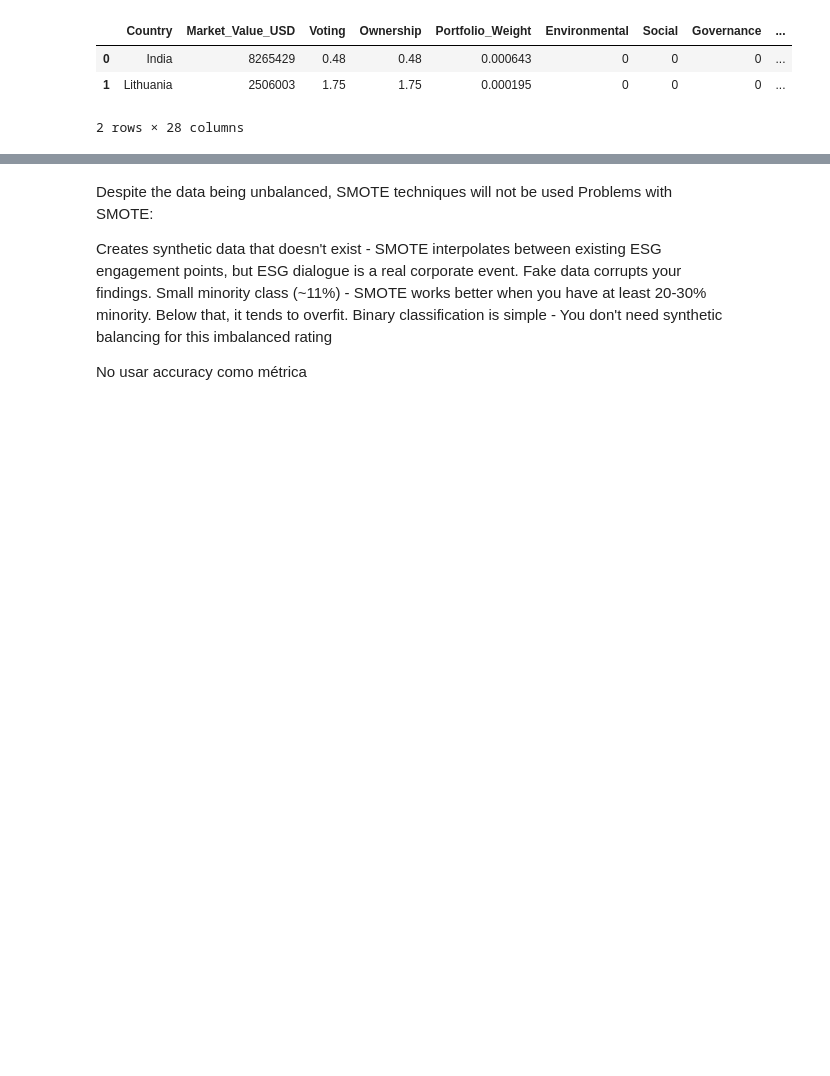
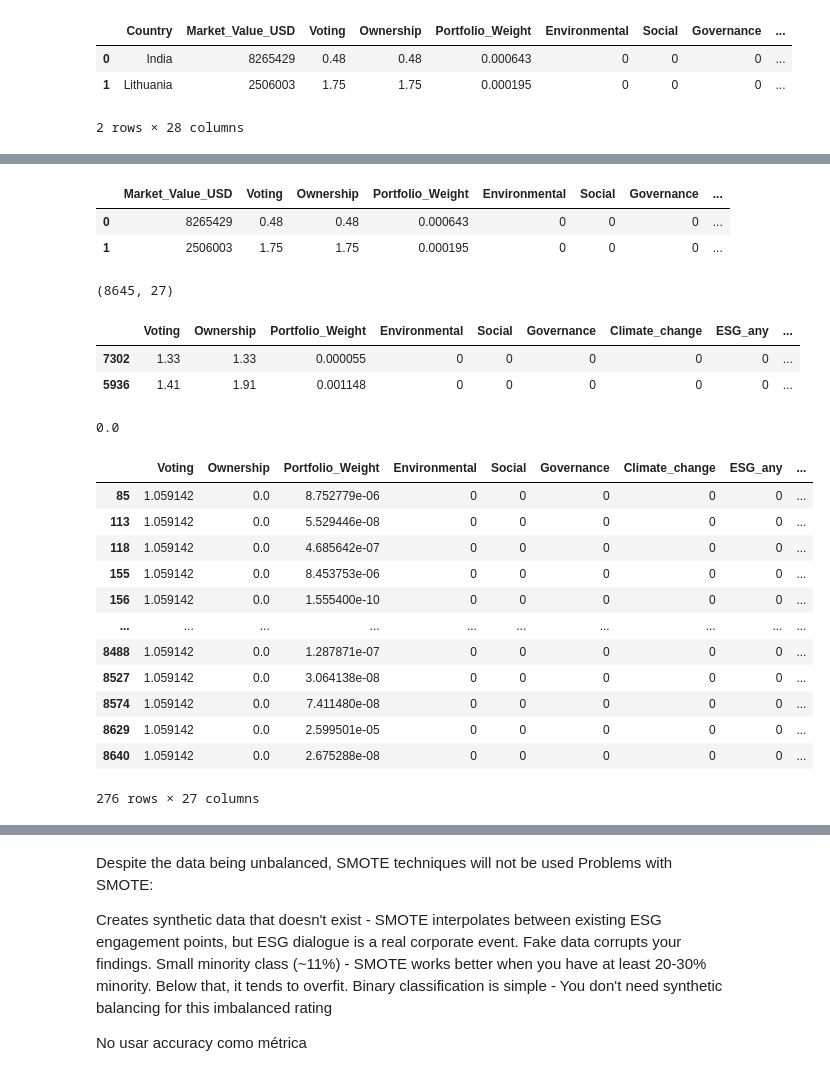
Before and after one commit to JoseBarros23/ESGDataProject_Norwegian_Pension_Fund_Global, a Jupyter notebook: esg_analysis.ipynb, the cells around one changed output, grey strips where cells are left out. Saved outputs shown, nothing was run; the diff lists cells and outputs as text; code cells hidden in the pictures; blank space fills up the shorter version.

```diff
--- a/esg_analysis.ipynb
+++ b/esg_analysis.ipynb
@@ -496,6 +496,8 @@ ml_df['Country'].nunique()
 One-Hot Encoding was chosen for the 'Industry' and 'Region' columns because both are categorical variables **without a natural order**.
 This approach avoids introducing artificial numeric relationships and ensures that each category is represented explicitly, which is compatible with a wide range of machine learning models and keeps interpretability clear.
 Given that 'Industry' has 11 categories and 'Region' has 6, the number of resulting columns is manageable and does not overload the dataset.
+# %%
+ pd.set_option('display.max_columns', None) # Show all columns, useful for checking one-hot encoding
 # %%
 def one_hot_encode(df, columns):
     """
@@ -539,0 +552,4 @@ ml_df.shape
+# %%
+# Drop Country column
+ml_df = ml_df.drop(columns=['Country'])
+ml_df.head(1)
@@ -539,0 +580,42 @@ ml_df.shape
+# %%
+# Performing the Min-Max Scaling
+from sklearn.preprocessing import MinMaxScaler
+scaler = MinMaxScaler()
+ml_df['Market_Value_USD_Scaled'] = scaler.fit_transform(ml_df[['Market_Value_USD']])
+ml_df.head(2)
+# %% [output]
+|  | Market_Value_USD | Voting | Ownership | Portfolio_Weight | Environmental | Social | Governance | ... |
+| 0 | 8265429 | 0.48 | 0.48 | 0.000643 | 0 | 0 | 0 | ... |
+| 1 | 2506003 | 1.75 | 1.75 | 0.000195 | 0 | 0 | 0 | ... |
+# %%
+ml_df.shape
+# %% [output]
+(8645, 27)
+# %%
+# The scaling process has been successful, now we can remove the original column
+ml_df = ml_df.drop(columns=['Market_Value_USD'])
+ml_df.sample(2)
+# %% [output]
+|  | Voting | Ownership | Portfolio_Weight | Environmental | Social | Governance | Climate_change | ESG_any | ... |
+| 7302 | 1.33 | 1.33 | 0.000055 | 0 | 0 | 0 | 0 | 0 | ... |
+| 5936 | 1.41 | 1.91 | 0.001148 | 0 | 0 | 0 | 0 | 0 | ... |
+# %%
+ml_df['Ownership'].min()
+# %% [output]
+0.0
+# %%
+ml_df[ml_df['Ownership'] == ml_df['Ownership'].min()]
+# %% [output]
+|  | Voting | Ownership | Portfolio_Weight | Environmental | Social | Governance | Climate_change | ESG_any | ... |
+| 85 | 1.059142 | 0.0 | 8.752779e-06 | 0 | 0 | 0 | 0 | 0 | ... |
+| 113 | 1.059142 | 0.0 | 5.529446e-08 | 0 | 0 | 0 | 0 | 0 | ... |
+| 118 | 1.059142 | 0.0 | 4.685642e-07 | 0 | 0 | 0 | 0 | 0 | ... |
+| 155 | 1.059142 | 0.0 | 8.453753e-06 | 0 | 0 | 0 | 0 | 0 | ... |
+| 156 | 1.059142 | 0.0 | 1.555400e-10 | 0 | 0 | 0 | 0 | 0 | ... |
+| ... | ... | ... | ... | ... | ... | ... | ... | ... | ... |
+| 8488 | 1.059142 | 0.0 | 1.287871e-07 | 0 | 0 | 0 | 0 | 0 | ... |
+| 8527 | 1.059142 | 0.0 | 3.064138e-08 | 0 | 0 | 0 | 0 | 0 | ... |
+| 8574 | 1.059142 | 0.0 | 7.411480e-08 | 0 | 0 | 0 | 0 | 0 | ... |
+| 8629 | 1.059142 | 0.0 | 2.599501e-05 | 0 | 0 | 0 | 0 | 0 | ... |
+| 8640 | 1.059142 | 0.0 | 2.675288e-08 | 0 | 0 | 0 | 0 | 0 | ... |
+276 rows × 27 columns
```
Also changed, not shown: parts of 10 cells of this notebook.
